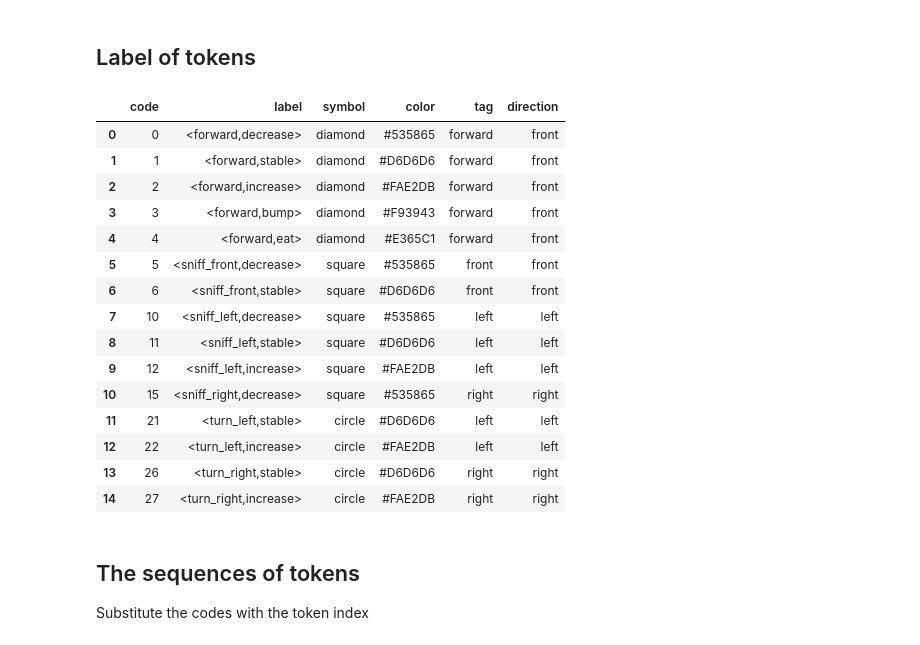
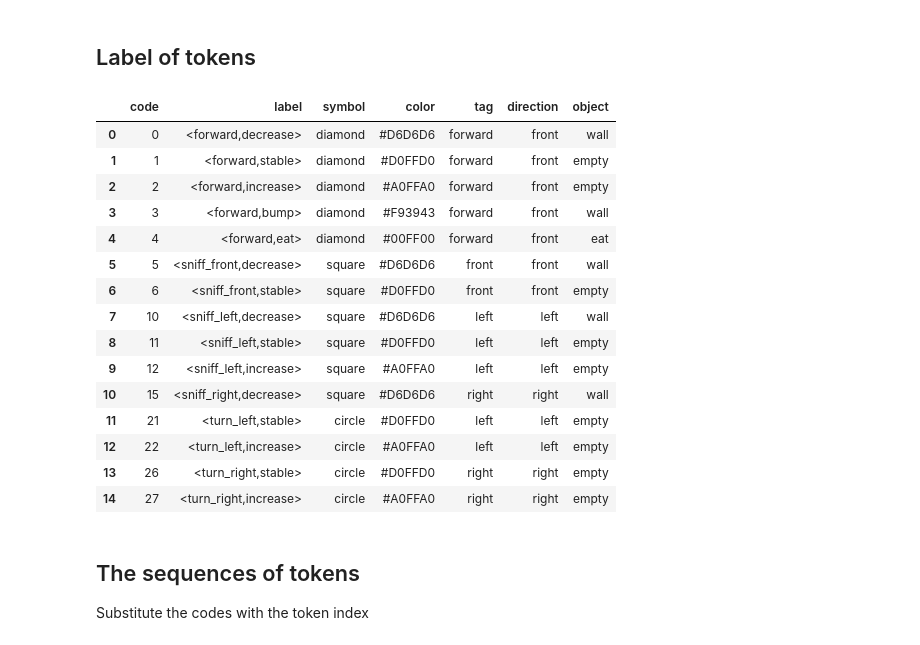
Before and after one commit to PetiteIA/AIRIS_Public, a Jupyter notebook: doc/IM_Tutorial_04.ipynb, the cells around one changed output. Saved outputs shown, nothing was run; the diff lists cells and outputs as text; code cells hidden in the pictures.

```diff
--- a/doc/IM_Tutorial_04.ipynb
+++ b/doc/IM_Tutorial_04.ipynb
@@ -26,42 +26,45 @@ Vocabulary: [0, 1, 2, 3, 4, 5, 6, 10, 11, 12, 15, 21, 22, 26, 27] Size: 15
 # %%
 import pandas as pd
 
 BASE = 5
 action_labels = ["forward", "sniff_front", "sniff_left", "sniff_right", "turn_left", "turn_right"]
 outcome_labels = ["decrease", "stable", "increase", "bump", "eat"]
 markers = ['diamond', 'square', 'square', 'square', 'circle', 'circle']
-colors = ['#535865', '#D6D6D6', '#FAE2DB', '#F93943', '#E365C1']
+colors = ['#535865', '#D6D6D6', '#FAE2DB', '#F93943', '#E365C1']  # Style notebook
+colors = ['#D6D6D6', '#D0FFD0', '#A0FFA0', '#F93943', '#00FF00']  # Style AIRIS
 tags = ['forward', 'front', 'left', 'right', 'left', 'right']
 directions = ['front', 'front', 'left', 'right', 'left', 'right']
+objects = ["wall", "empty", "empty", "wall", "eat"]
 
 data = {'code': vocabulary,
         'label': [f"<{action_labels[i//BASE]},{outcome_labels[i%BASE]}>" for i in vocabulary],
         'symbol': [markers[i//BASE] for i in vocabulary],
         'color' : [colors[i%BASE] for i in vocabulary],
         'tag' : [tags[i//BASE] for i in vocabulary],
-        'direction' : [directions[i//BASE] for i in vocabulary]}
+        'direction' : [directions[i//BASE] for i in vocabulary],
+        'object': [objects[i%BASE] for i in vocabulary]}
 df = pd.DataFrame(data)
 
 code_to_index = {code: idx for idx, code in enumerate(df['code'])}
 
 df
 # %% [output]
-|  | code | label | symbol | color | tag | direction |
-| 0 | 0 | <forward,decrease> | diamond | #535865 | forward | front |
-| 1 | 1 | <forward,stable> | diamond | #D6D6D6 | forward | front |
-| 2 | 2 | <forward,increase> | diamond | #FAE2DB | forward | front |
-| 3 | 3 | <forward,bump> | diamond | #F93943 | forward | front |
-| 4 | 4 | <forward,eat> | diamond | #E365C1 | forward | front |
-| 5 | 5 | <sniff_front,decrease> | square | #535865 | front | front |
-| 6 | 6 | <sniff_front,stable> | square | #D6D6D6 | front | front |
-| 7 | 10 | <sniff_left,decrease> | square | #535865 | left | left |
-| 8 | 11 | <sniff_left,stable> | square | #D6D6D6 | left | left |
-| 9 | 12 | <sniff_left,increase> | square | #FAE2DB | left | left |
-| 10 | 15 | <sniff_right,decrease> | square | #535865 | right | right |
-| 11 | 21 | <turn_left,stable> | circle | #D6D6D6 | left | left |
-| 12 | 22 | <turn_left,increase> | circle | #FAE2DB | left | left |
-| 13 | 26 | <turn_right,stable> | circle | #D6D6D6 | right | right |
-| 14 | 27 | <turn_right,increase> | circle | #FAE2DB | right | right |
+|  | code | label | symbol | color | tag | direction | object |
+| 0 | 0 | <forward,decrease> | diamond | #D6D6D6 | forward | front | wall |
+| 1 | 1 | <forward,stable> | diamond | #D0FFD0 | forward | front | empty |
+| 2 | 2 | <forward,increase> | diamond | #A0FFA0 | forward | front | empty |
+| 3 | 3 | <forward,bump> | diamond | #F93943 | forward | front | wall |
+| 4 | 4 | <forward,eat> | diamond | #00FF00 | forward | front | eat |
+| 5 | 5 | <sniff_front,decrease> | square | #D6D6D6 | front | front | wall |
+| 6 | 6 | <sniff_front,stable> | square | #D0FFD0 | front | front | empty |
+| 7 | 10 | <sniff_left,decrease> | square | #D6D6D6 | left | left | wall |
+| 8 | 11 | <sniff_left,stable> | square | #D0FFD0 | left | left | empty |
+| 9 | 12 | <sniff_left,increase> | square | #A0FFA0 | left | left | empty |
+| 10 | 15 | <sniff_right,decrease> | square | #D6D6D6 | right | right | wall |
+| 11 | 21 | <turn_left,stable> | circle | #D0FFD0 | left | left | empty |
+| 12 | 22 | <turn_left,increase> | circle | #A0FFA0 | left | left | empty |
+| 13 | 26 | <turn_right,stable> | circle | #D0FFD0 | right | right | empty |
+| 14 | 27 | <turn_right,increase> | circle | #A0FFA0 | right | right | empty |
 # %% [markdown]
 ## The sequences of tokens
 
```
Also changed, not shown: parts of 4 cells of this notebook.
